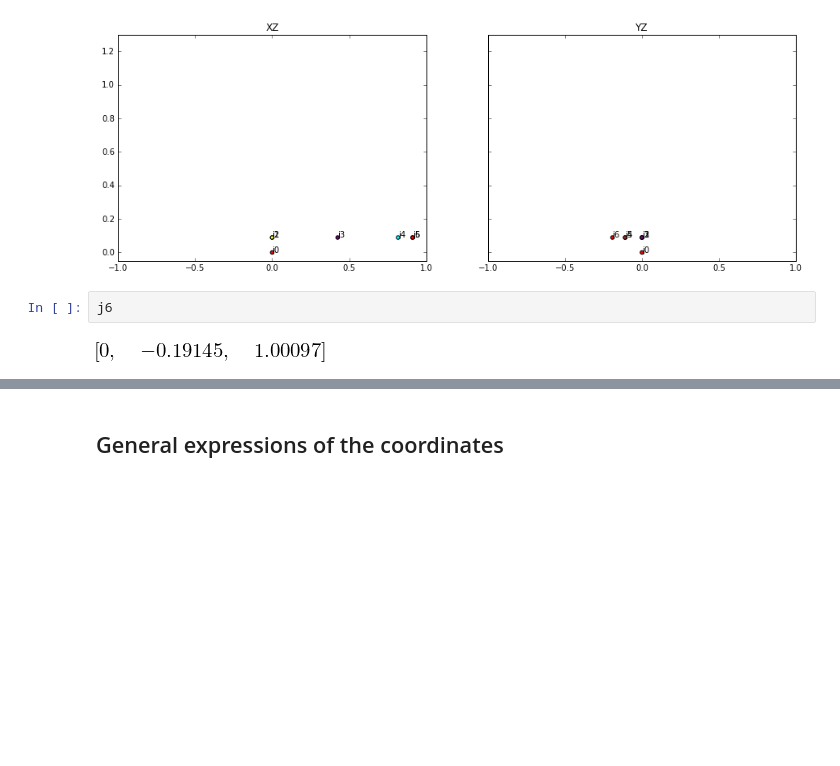
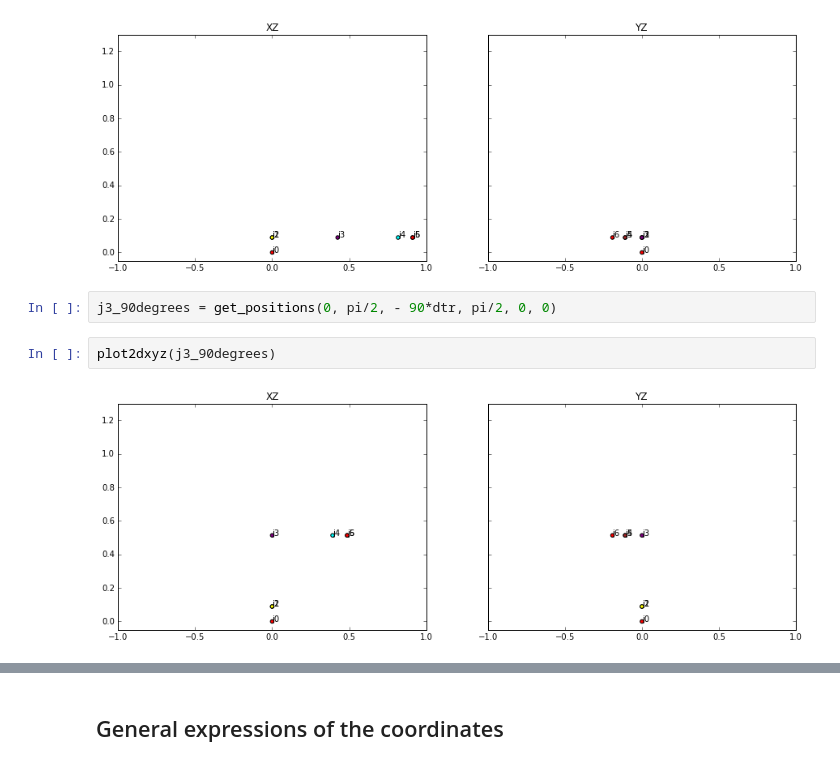
Before and after one commit to uliludmann/multibody_dynamics, a Jupyter notebook: Multibody Dynamics Caluclation.ipynb, the cells around one changed output, grey strips where cells are left out. Cells and saved outputs as stored; diff of their text form; blank space fills up the shorter version.

```diff
--- a/Multibody Dynamics Caluclation.ipynb
+++ b/Multibody Dynamics Caluclation.ipynb
@@ -173,7 +175,9 @@ j2_90degrees = get_positions(0, pi/2 - 90* dtr, 0, pi/2, 0, 0)
 plot2dxyz(j2_90degrees)
 # %% [output]
 [figure]
-# %%
-j6
-# %% [output]
-[figure, removed]
+# %%
+j3_90degrees = get_positions(0, pi/2, - 90*dtr, pi/2, 0, 0)
+# %%
+plot2dxyz(j3_90degrees)
+# %% [output]
+[figure, added]
```
Also changed, not shown: parts of 60 cells of this notebook, 1 other file.
